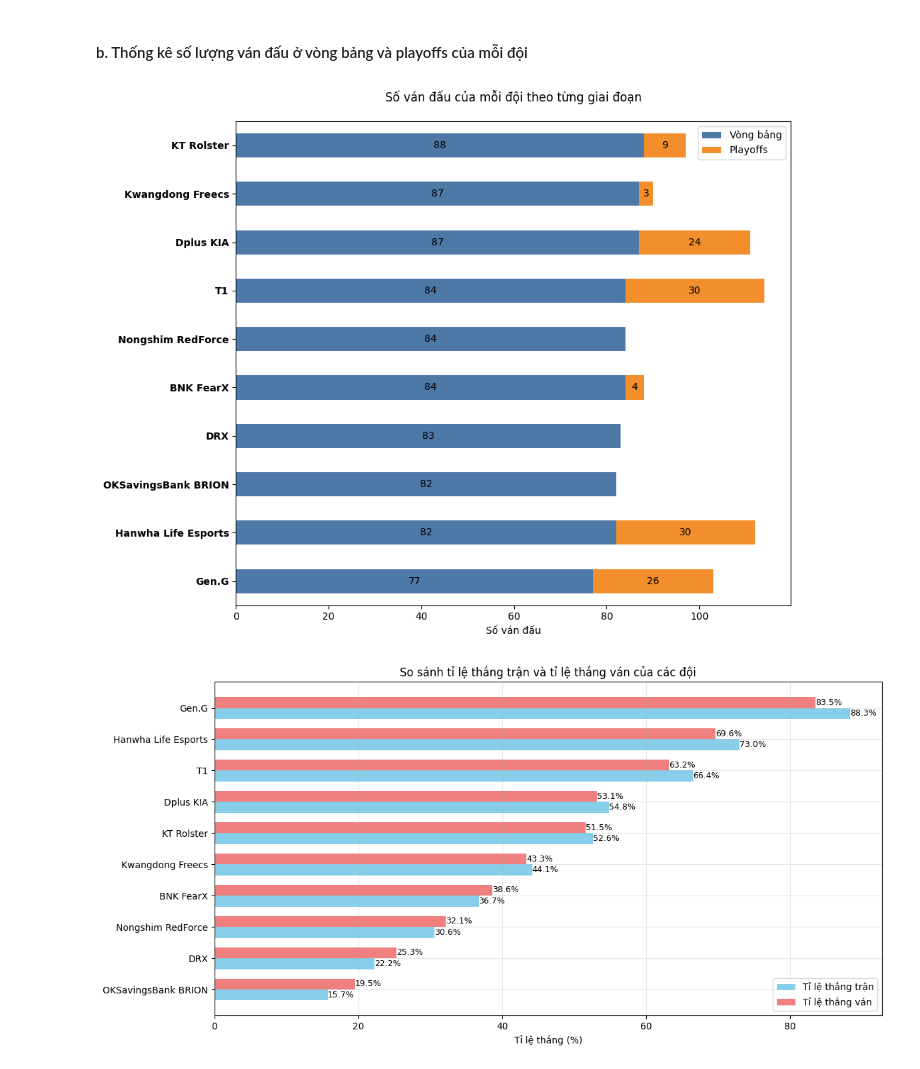
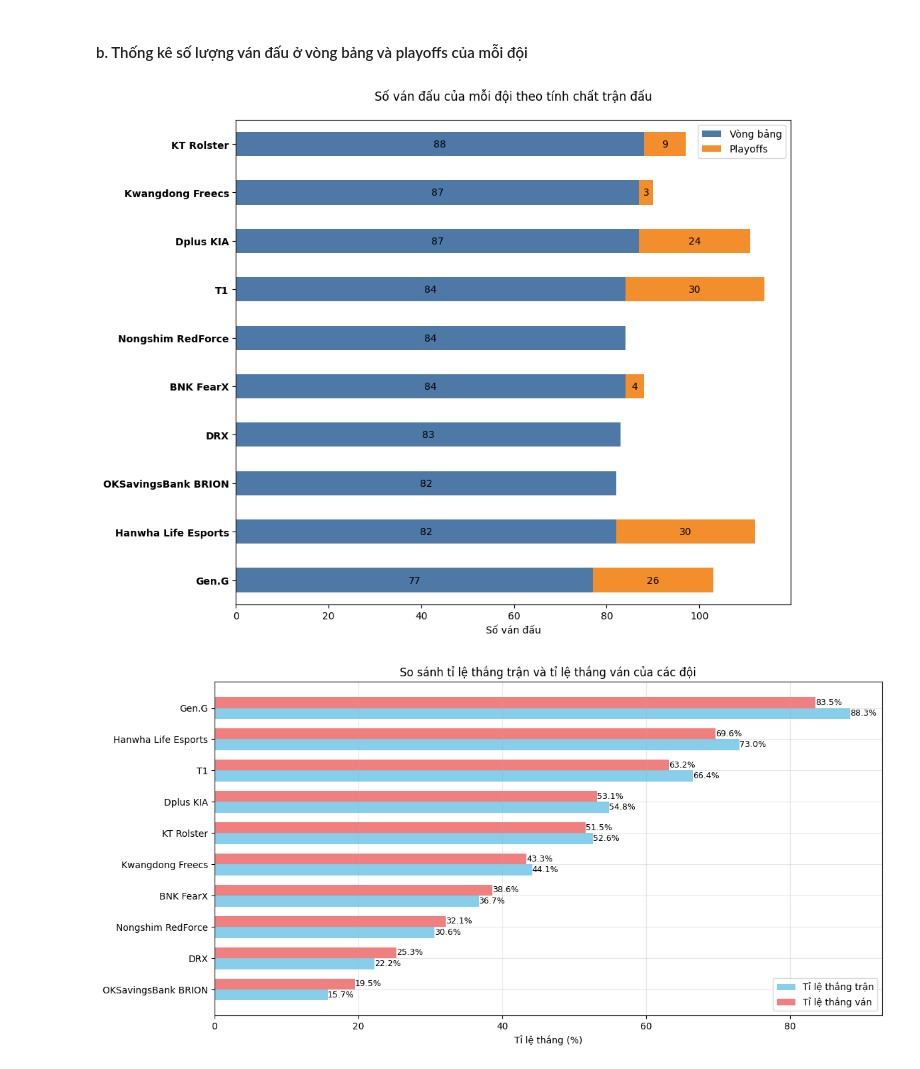
Before and after one commit to fromuit/IE224_Project, a Jupyter notebook: Source/IE224.P11 - Group_4.ipynb, the cells around one changed output. Drawn from its saved outputs; the diff is of its cells as text; code cells hidden in the pictures.

```diff
--- a/Source/IE224.P11 - Group_4.ipynb
+++ b/Source/IE224.P11 - Group_4.ipynb
@@ -595,35 +597,35 @@ team_playoff_counts.columns = ['Vòng bảng', 'Playoffs']  # Đổi tên cột
 team_playoff_counts = team_playoff_counts.sort_values('Vòng bảng', ascending=True)  # Sắp xếp theo số trận vòng bảng
 
 # Tạo biểu đồ
 fig, ax = plt.subplots(figsize=(10, 8))
 bars = team_playoff_counts.plot(kind='barh', ax=ax, stacked=True,
                               color=['#4e79a7', '#f28e2b'])
 
 # Chỉnh sửa biểu đồ
-ax.set_title('Số ván đấu của mỗi đội theo từng giai đoạn', pad=20)
+ax.set_title('Số ván đấu của mỗi đội theo tính chất trận đấu', pad=20)
 ax.set_xlabel('Số ván đấu')
 ax.set_ylabel('')
 ax.set_yticklabels(ax.get_yticklabels(), weight='bold')
 ax.legend(title='')
 
 # Thêm nhãn giá trị vào mỗi phần của thanh
 for i in range(len(team_playoff_counts)):
     # Vòng bảng
     regular_matches = team_playoff_counts.iloc[i, 0]
     if regular_matches > 0:
         ax.text(regular_matches/2, i, str(regular_matches),
                 ha='center', va='center', color='black')
 
     # Playoffs
     playoff_matches = team_playoff_counts.iloc[i, 1]
     if playoff_matches > 0:
         ax.text(regular_matches + playoff_matches/2, i, str(playoff_matches),
                 ha='center', va='center', color='black')
 
 plt.tight_layout()
 plt.show()
 # %% [output]
-[figure, old version]
+[figure, new version]
 # %%
 # 1. Tính tỉ lệ thắng ván đấu (game)
 team_stats = lck_data.groupby('teamname').agg({
```
Also changed, not shown: parts of 11 cells of this notebook, 1 other file.
